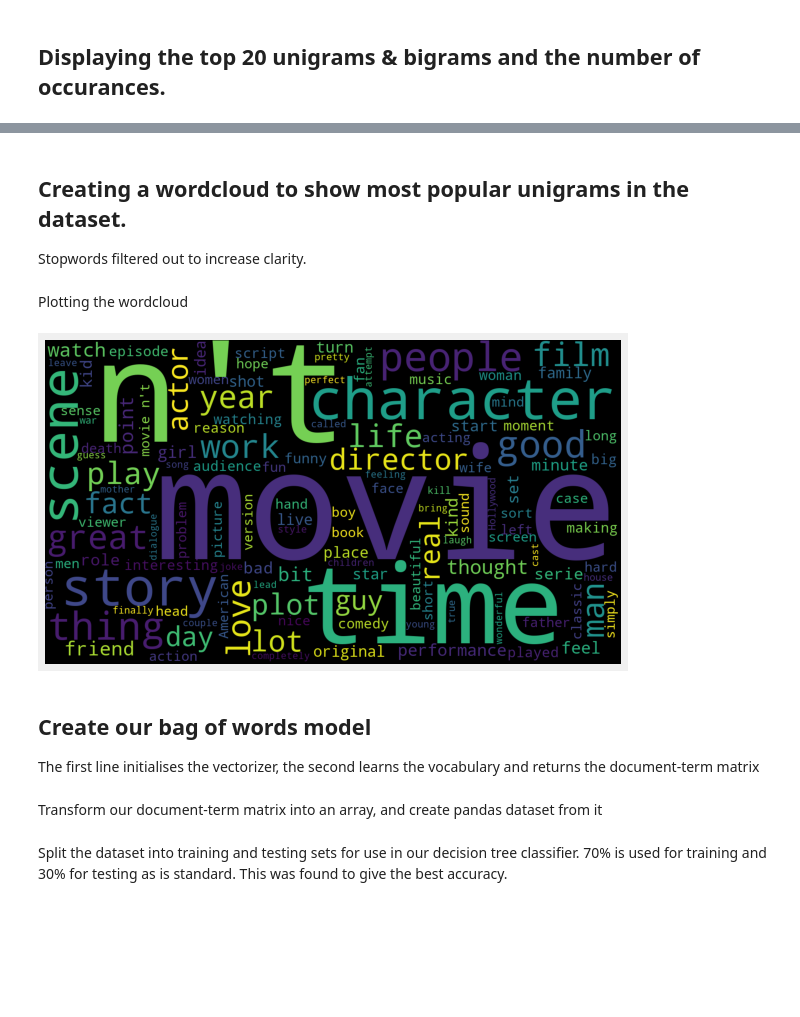
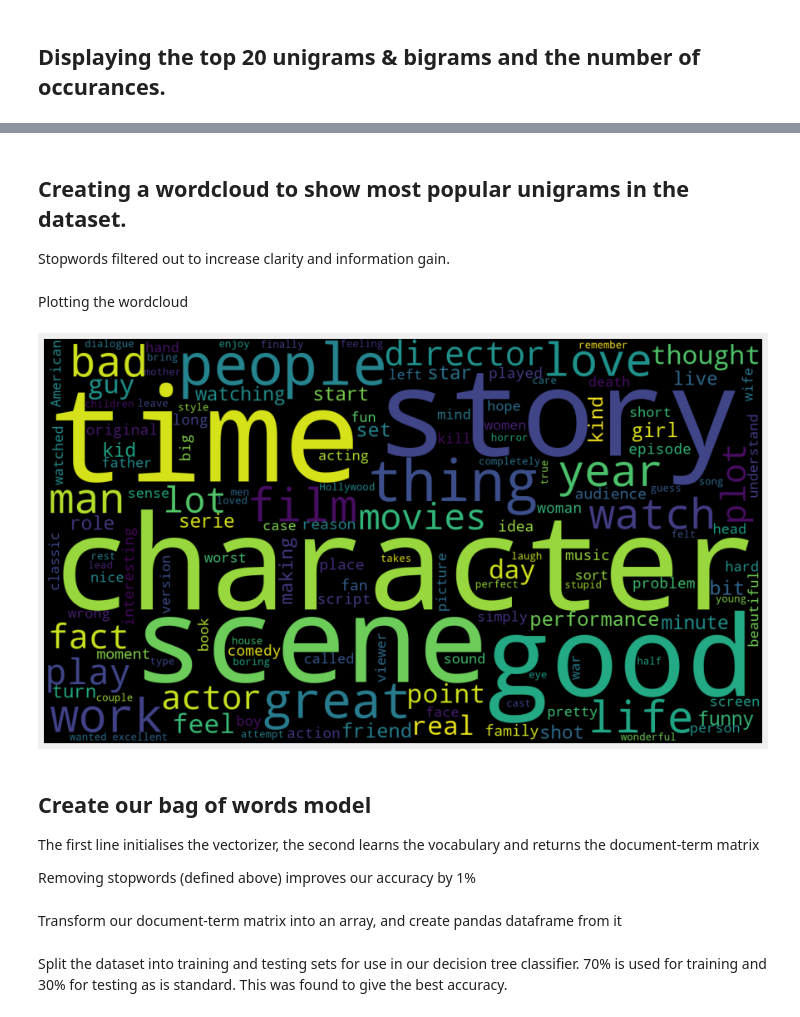
Before and after one commit to rynB2/AI, a Jupyter notebook: sentiment_analysis.ipynb, the cells around one changed output, grey strips where cells are left out. Saved outputs shown, nothing was run; the diff lists cells and outputs as text; code cells hidden in the pictures; blank space fills up the shorter version.

```diff
--- a/sentiment_analysis.ipynb
+++ b/sentiment_analysis.ipynb
@@ -145,5 +134,5 @@ Counter(extracted_bigrams).most_common(20)
 # %% [markdown]
 
 ## Creating a wordcloud to show most popular unigrams in the dataset.
-Stopwords filtered out to increase clarity.
+Stopwords filtered out to increase clarity and information gain.
 # %%
@@ -156,16 +146,18 @@ wordcloud = WordCloud(width = 1280, height = 720,
 # %% [markdown]
 Plotting the wordcloud
 # %%
-plt.figure(figsize = (8, 8), facecolor = None)
+plt.figure(figsize = (12, 12), facecolor = None)
 plt.imshow(wordcloud)
 plt.axis("off")
 plt.tight_layout(pad = 0)
 
 plt.show()
 # %% [output]
-[figure, old version]
+[figure, new version]
 # %% [markdown]
 ## Create our bag of words model
 
 The first line initialises the vectorizer, the second learns the vocabulary and returns the document-term matrix
+
+Removing stopwords (defined above) improves our accuracy by 1%
 # %%
@@ -173,6 +165,6 @@ vectorizer = CountVectorizer()
 sentences_as_bag_of_words = vectorizer.fit_transform(df_str_subset)
 # %% [markdown]
-Transform our document-term matrix into an array, and create pandas dataset from it
+Transform our document-term matrix into an array, and create pandas dataframe from it
 # %%
 bow_vectors = sentences_as_bag_of_words.toarray()
 # %%
```
Also changed, not shown: parts of 8 cells of this notebook.
